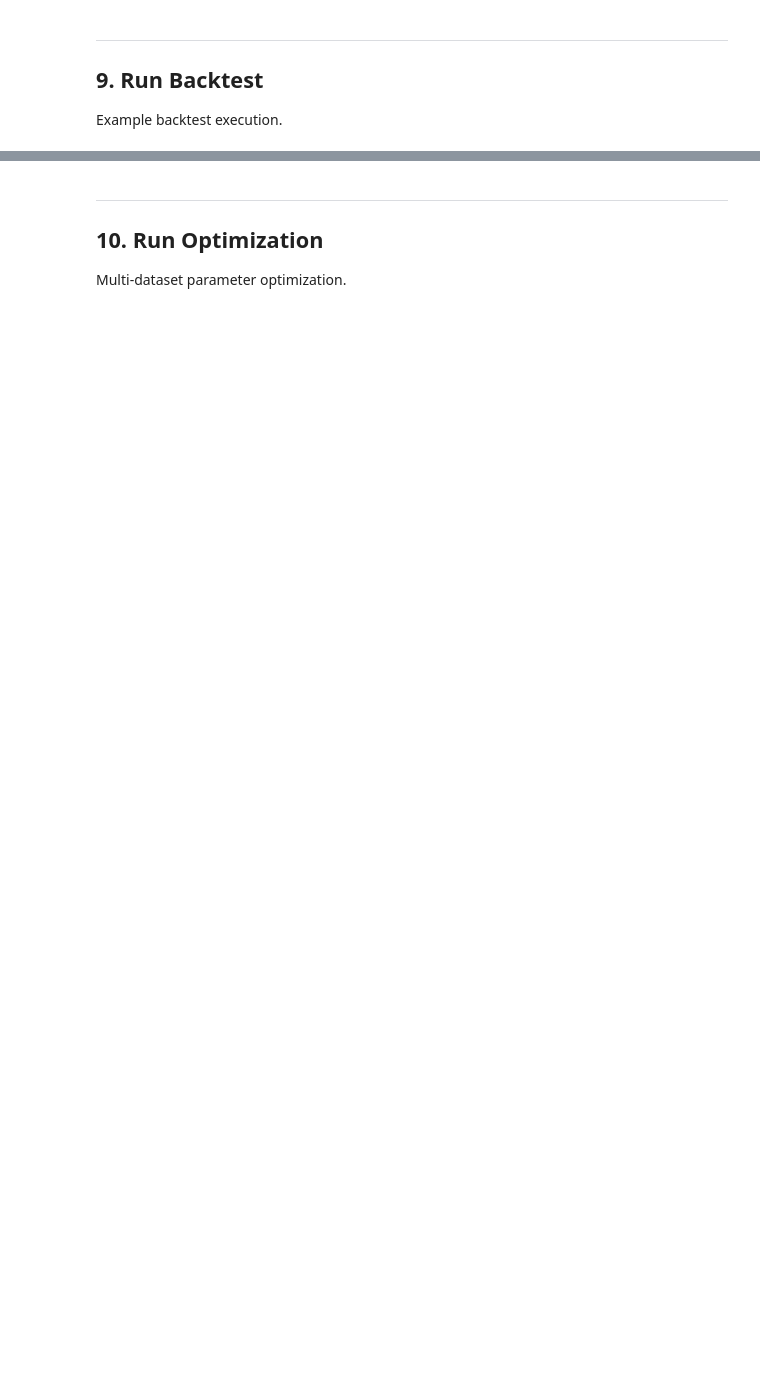
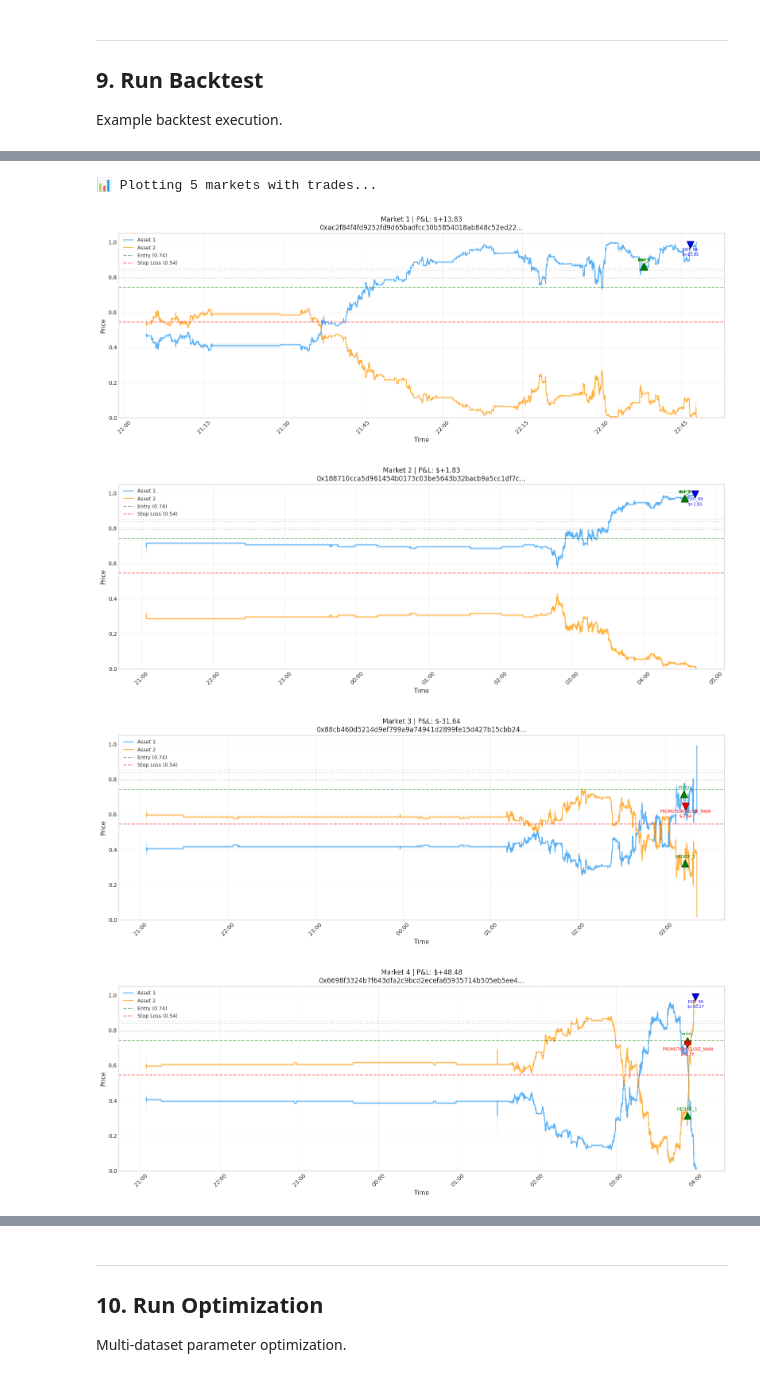
Before and after one commit to prod-ric/DCA_PKMT_LIVE, a Jupyter notebook: dca_backtest_v11_organized.ipynb, the cells around one changed output, grey strips where cells are left out. Cells and saved outputs as stored; diff of their text form; code cells hidden in the pictures; blank space fills up the shorter version.

```diff
--- a/dca_backtest_v11_organized.ipynb
+++ b/dca_backtest_v11_organized.ipynb
@@ -71,10 +102,11 @@ except:
 # %%
 # Configure your data paths here
 DATA_PATHS = {
-    '24jan': 'extracted/snapshots_24jan_reconstructed.parquet',
-    '25jan': 'extracted/snapshots_25jan_reconstructed.parquet',
-    '26jan': 'extracted/snapshots_26jan_reconstructed.parquet',
-    '27jan': 'extracted/snapshots_27jan_reconstructed.parquet',
+    '24jan': 'snapshot_24jan_reconstructed.parquet',
+    '25jan': 'snapshots_25jan_reconstructed.parquet',
+    '26jan': 'snapshot_26jan_reconstructed.parquet',
+    '27jan': 'snapshots_27jan_reconstructed.parquet',
+    '01feb': 'snapshots_1feb_reconstructed.parquet',
 }
 
 # If using Google Drive, update paths:
@@ -595,7 +1528,12 @@ def plot_backtest(df: pd.DataFrame, results: Dict, market_index: int = 0, figsiz
             if pd.isna(trade['ts']):
                 continue
             ts = pd.to_datetime(trade['ts'])
-            closest = mdf.iloc[(mdf['datetime'] - ts).abs().argsort()[:1]]
+            trade_asset = trade.get('asset', None)
+            # Filter to the specific asset that was traded
+            asset_df = mdf[mdf['asset_id'] == trade_asset] if trade_asset else mdf
+            if len(asset_df) == 0:
+                asset_df = mdf
+            closest = asset_df.iloc[(asset_df['datetime'] - ts).abs().argsort()[:1]]
             if len(closest) > 0:
                 price = (closest['ob_best_bid'].values[0] + closest['ob_best_ask'].values[0]) / 2
                 ax.scatter(ts, price, marker='^', s=150, c='green',
@@ -611,7 +1549,12 @@ def plot_backtest(df: pd.DataFrame, results: Dict, market_index: int = 0, figsiz
             if pd.isna(ts):
                 continue
             ts = pd.to_datetime(ts)
-            closest = mdf.iloc[(mdf['datetime'] - ts).abs().argsort()[:1]]
+            trade_asset = trade.get('asset', None)
+            # Filter to the specific asset that was traded
+            asset_df = mdf[mdf['asset_id'] == trade_asset] if trade_asset else mdf
+            if len(asset_df) == 0:
+                asset_df = mdf
+            closest = asset_df.iloc[(asset_df['datetime'] - ts).abs().argsort()[:1]]
             if len(closest) > 0:
                 price = (closest['ob_best_bid'].values[0] + closest['ob_best_ask'].values[0]) / 2
                 pnl = trade.get('pnl', 0)
@@ -1008,12 +1983,12 @@ print("📋 Parameters configured")
 # Load data and run backtest
 # Uncomment to run:
 
-# df = load_data(DATA_PATHS['25jan'])
-# results = run_backtest(
-#     df,
-#     params=my_params,
-#     known_winners=known_winners_25jan,
-#     selected_markets=selected_markets_25jan,
-#     initial_capital=500,
-#     resample='5s'
-# )
+df = load_data(DATA_PATHS['24jan'])
+results = run_backtest(
+     df,
+     params=my_params,
+     known_winners=known_winners_24jan,
+     selected_markets=selected_markets_24jan,
+     initial_capital=500,
+     resample='1s'
+)
@@ -1020,6 +2013,12 @@ print("📋 Parameters configured")
 # %%
 # Visualize results
 # Uncomment after running backtest:
 
-# plot_backtest(df, results, market_index=0)
-# plot_all_markets(df, results)
+#plot_backtest(df, results, market_index=0)
+plot_all_markets(df, results)
+# %% [output]
+📊 Plotting 5 markets with trades...
+[figure, added]
+[figure, added]
+[figure, added]
+[figure, added]
```
Also changed, not shown: parts of 25 cells of this notebook, 4 other files.
